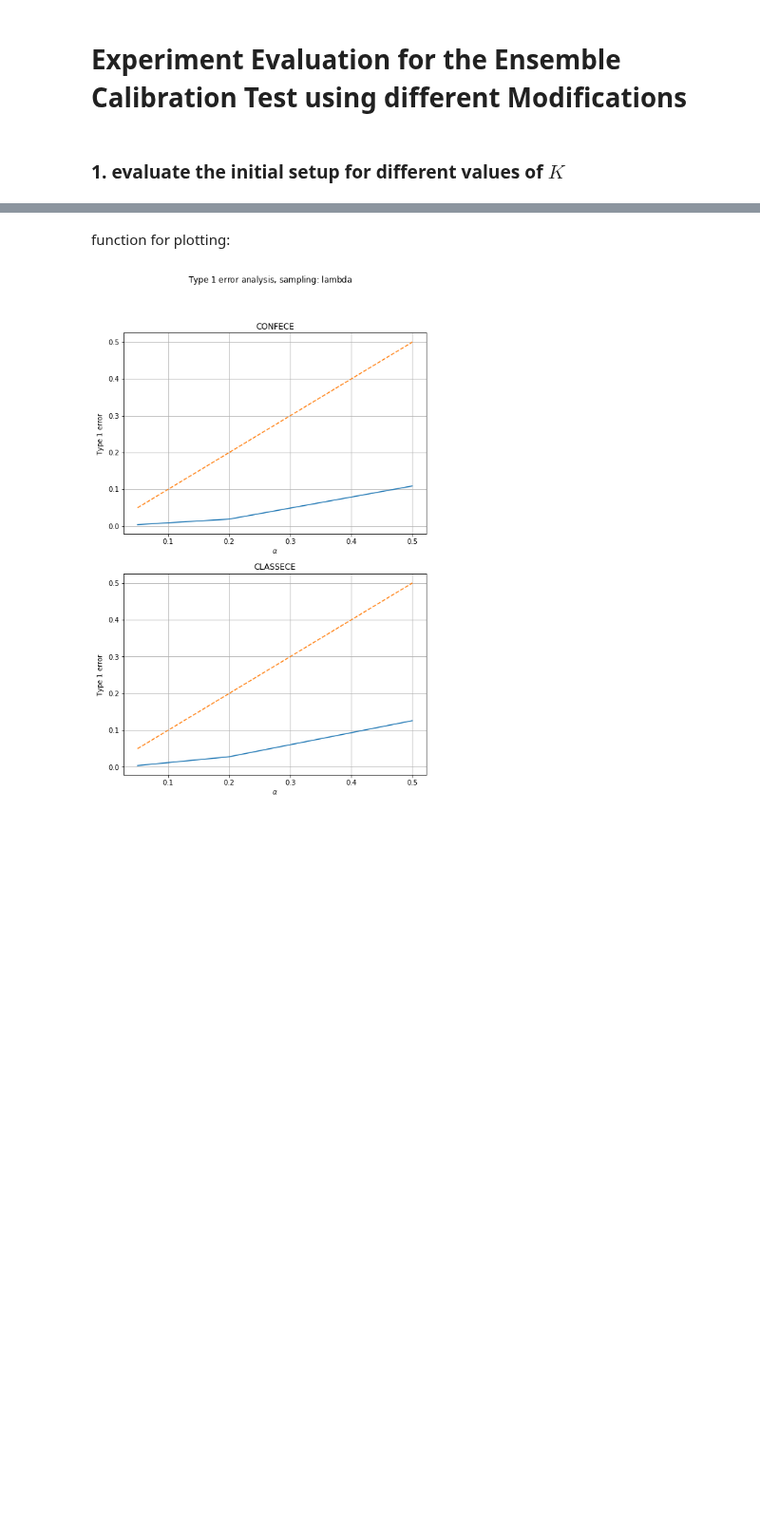
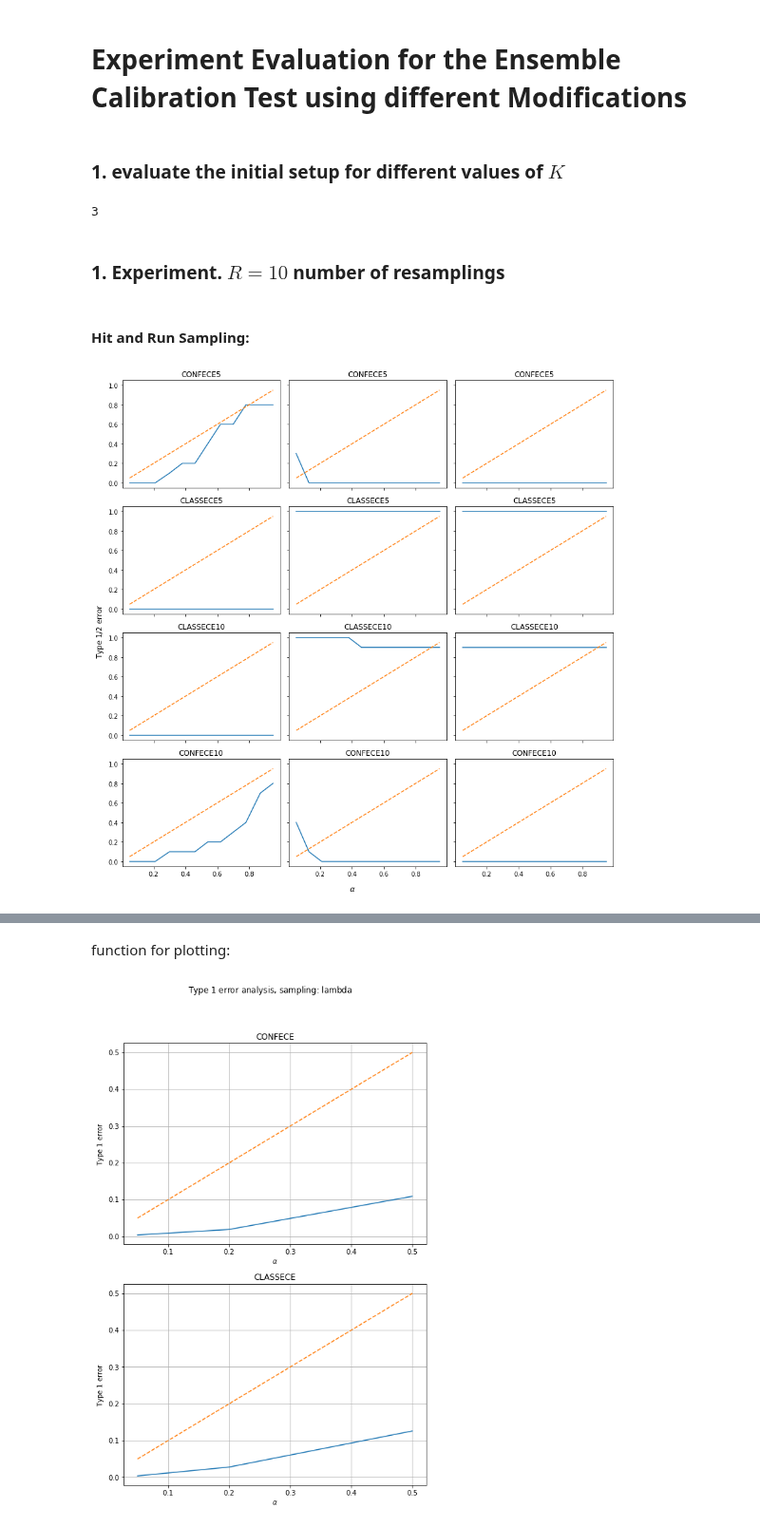
Before and after one commit to mkjuergens/EnsembleCalibration, a Jupyter notebook: ensemblecalibration/calibration/results_t1_t2.ipynb, the cells around one changed output, grey strips where cells are left out. Shown at 95% size. Cells and saved outputs as stored; diff of their text form; code cells hidden in the pictures; blank space fills up the shorter version.

Commit message:
update evaluation of results

```diff
--- a/ensemblecalibration/calibration/results_t1_t2.ipynb
+++ b/ensemblecalibration/calibration/results_t1_t2.ipynb
@@ -18,3 +18,18 @@ results_final_3 = pd.read_csv('../../code_mira_von_thomas/final_results_experime
 results_mcmc_1 = pd.read_csv('final_results_experiments_t1t2_mcmc_h0_r=100.csv')
 results_lambda_1 = pd.read_csv('final_results_experiments_t1t2_lambda_h0_r=100.csv')
 results_final_mcmc = pd.read_csv('final_results_experiments_t1t2_alpha_100_10_3_0.01_mcmc.csv')
+
+# results with R = 10
+results_test_mcmc_10 = pd.read_csv('results/final_results_experiments_t1t2_alpha_100_10_3_10_0.01_mcmc.csv')
+results_test_lambda_10 = pd.read_csv('results/final_results_experiments_t1t2_alpha_100_10_3_10_0.01_lambda.csv')
+len(results_test_mcmc_10)
+# %% [output]
+3
+# %% [markdown]
+### 1. Experiment. $R=10$ number of resamplings
+# %% [markdown]
+#### Hit and Run Sampling:
+# %%
+fig_test_t1_mcmc = plot_t1_erros_analysis(results_test_mcmc_10, list_errors=list(results_test_mcmc_10.keys()),sampling_method='hit and run', plot_ha=True, figsize=(12, 12))
+# %% [output]
+[figure, added]
```
Also changed, not shown: parts of 3 cells of this notebook.
